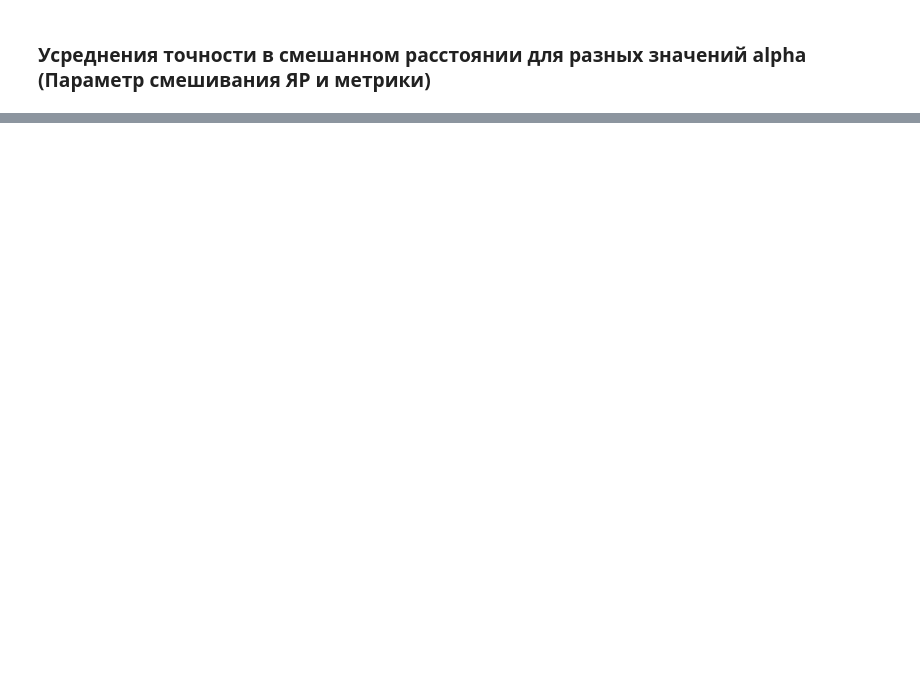
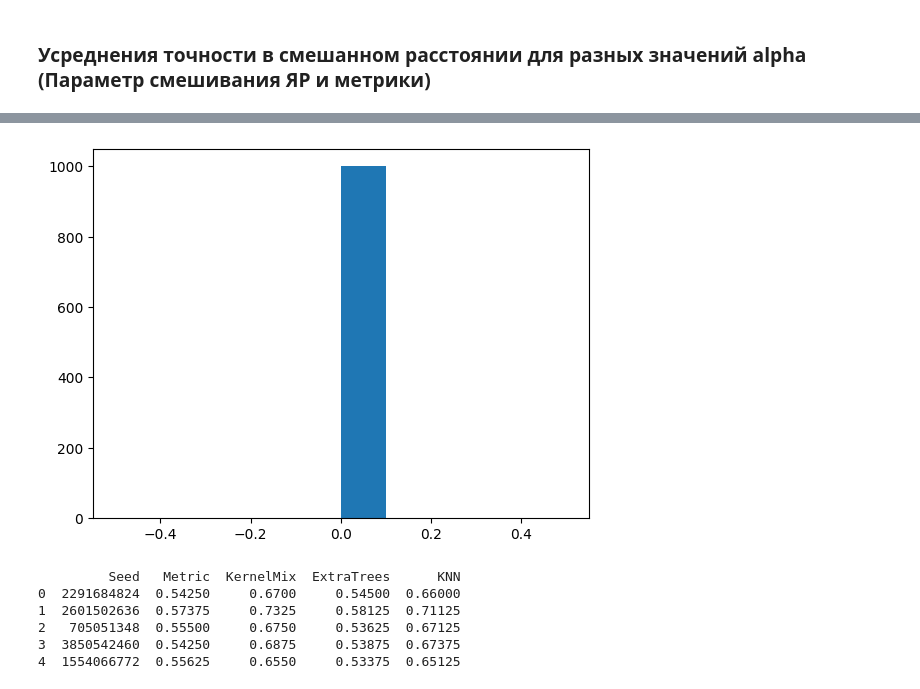
Before and after one commit to MaxGoryunov/few-trees, a Jupyter notebook: demonstration.ipynb, the cells around one changed output, grey strips where cells are left out. Cells and saved outputs as stored; diff of their text form; code cells hidden in the pictures; blank space fills up the shorter version.

```diff
--- a/demonstration.ipynb
+++ b/demonstration.ipynb
@@ -307,0 +420,24 @@ dtype: float64
+# %%
+plt.hist(points[:, 4])
+plt.show()
+# %% [output]
+[figure, added]
+# %%
+nf_accuracies = pd.DataFrame(
+    {
+        'Seed': seeds,
+        'Metric': metric_res,
+        'KernelMix': mix_res,
+        'ExtraTrees': et_res,
+        'KNN': knn_res
+    }
+)
+print(nf_accuracies.head())
+nf_accuracies.to_csv(f'nf_accuracies_{time.time_ns()}_nest{n_estimators}_ts{test_size}_t{times}_dev{std_dev}.csv')
+# %% [output]
+         Seed   Metric  KernelMix  ExtraTrees      KNN
+0  2291684824  0.54250     0.6700     0.54500  0.66000
+1  2601502636  0.57375     0.7325     0.58125  0.71125
+2   705051348  0.55500     0.6750     0.53625  0.67125
+3  3850542460  0.54250     0.6875     0.53875  0.67375
+4  1554066772  0.55625     0.6550     0.53375  0.65125
```
Also changed, not shown: parts of 12 cells of this notebook, 53 other files.
